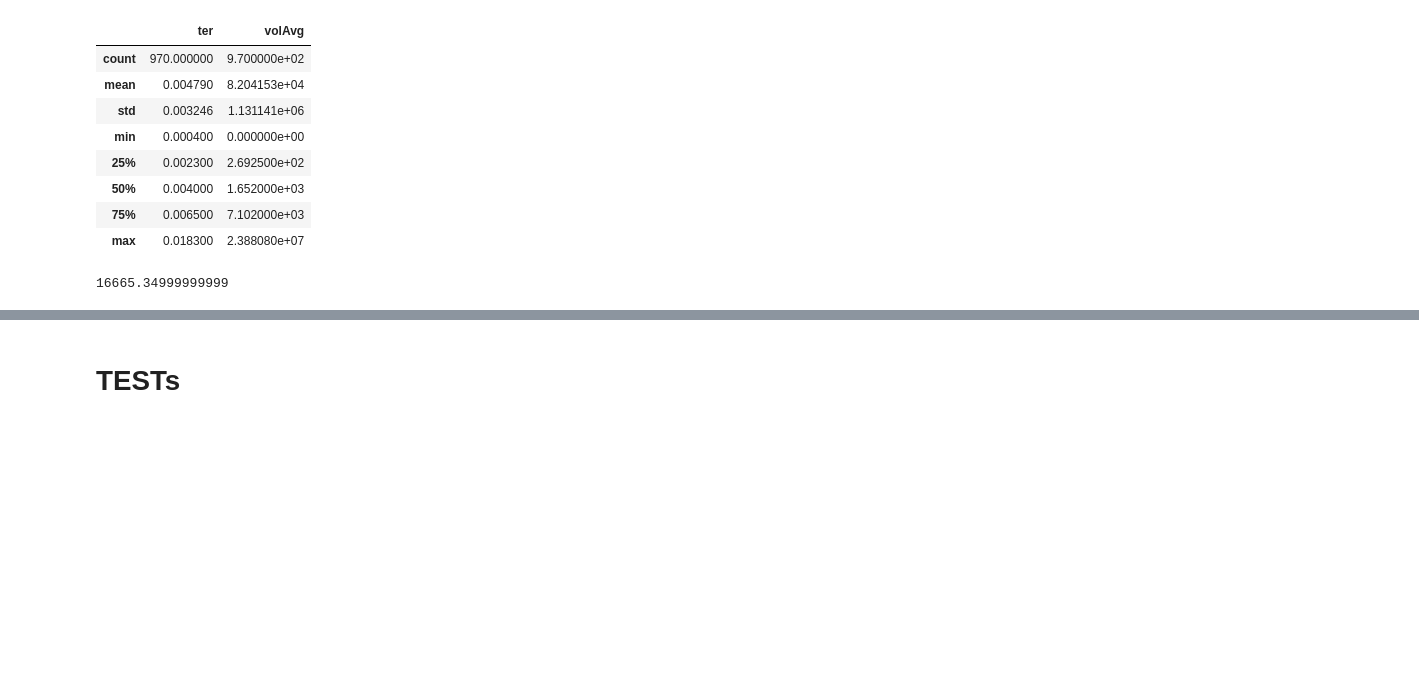
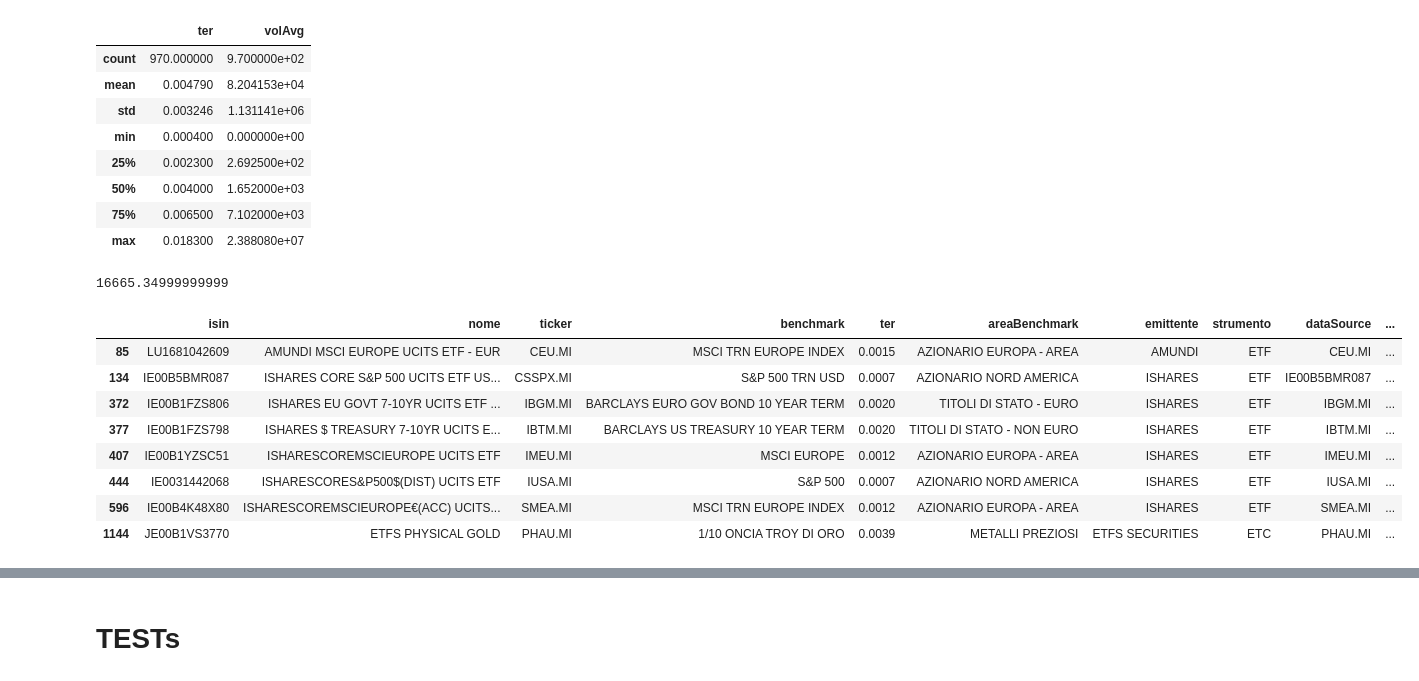
Before and after one commit to zniffur/mytrading, a Jupyter notebook: Clean data.ipynb, the cells around one changed output, grey strips where cells are left out. Drawn from its saved outputs; the diff is of its cells as text; code cells hidden in the pictures; blank space fills up the shorter version.

```diff
--- a/Clean data.ipynb
+++ b/Clean data.ipynb
@@ -176,0 +208,12 @@ tickers = ['EUE.MI']
+# %%
+df4
+# %% [output]
+|  | isin | nome | ticker | benchmark | ter | areaBenchmark | emittente | strumento | dataSource | ... |
+| 85 | LU1681042609 | AMUNDI MSCI EUROPE UCITS ETF - EUR | CEU.MI | MSCI TRN EUROPE INDEX | 0.0015 | AZIONARIO EUROPA - AREA | AMUNDI | ETF | CEU.MI | ... |
+| 134 | IE00B5BMR087 | ISHARES CORE S&P 500 UCITS ETF US... | CSSPX.MI | S&P 500 TRN USD | 0.0007 | AZIONARIO NORD AMERICA | ISHARES | ETF | IE00B5BMR087 | ... |
+| 372 | IE00B1FZS806 | ISHARES EU GOVT 7-10YR UCITS ETF ... | IBGM.MI | BARCLAYS EURO GOV BOND 10 YEAR TERM | 0.0020 | TITOLI DI STATO - EURO | ISHARES | ETF | IBGM.MI | ... |
+| 377 | IE00B1FZS798 | ISHARES $ TREASURY 7-10YR UCITS E... | IBTM.MI | BARCLAYS US TREASURY 10 YEAR TERM | 0.0020 | TITOLI DI STATO - NON EURO | ISHARES | ETF | IBTM.MI | ... |
+| 407 | IE00B1YZSC51 | ISHARESCOREMSCIEUROPE UCITS ETF | IMEU.MI | MSCI EUROPE | 0.0012 | AZIONARIO EUROPA - AREA | ISHARES | ETF | IMEU.MI | ... |
+| 444 | IE0031442068 | ISHARESCORES&P500$(DIST) UCITS ETF | IUSA.MI | S&P 500 | 0.0007 | AZIONARIO NORD AMERICA | ISHARES | ETF | IUSA.MI | ... |
+| 596 | IE00B4K48X80 | ISHARESCOREMSCIEUROPE€(ACC) UCITS... | SMEA.MI | MSCI TRN EUROPE INDEX | 0.0012 | AZIONARIO EUROPA - AREA | ISHARES | ETF | SMEA.MI | ... |
+| 1144 | JE00B1VS3770 | ETFS PHYSICAL GOLD | PHAU.MI | 1/10 ONCIA TROY DI ORO | 0.0039 | METALLI PREZIOSI | ETFS SECURITIES | ETC | PHAU.MI | ... |
```
Also changed, not shown: parts of 19 cells of this notebook, 3 other files.
